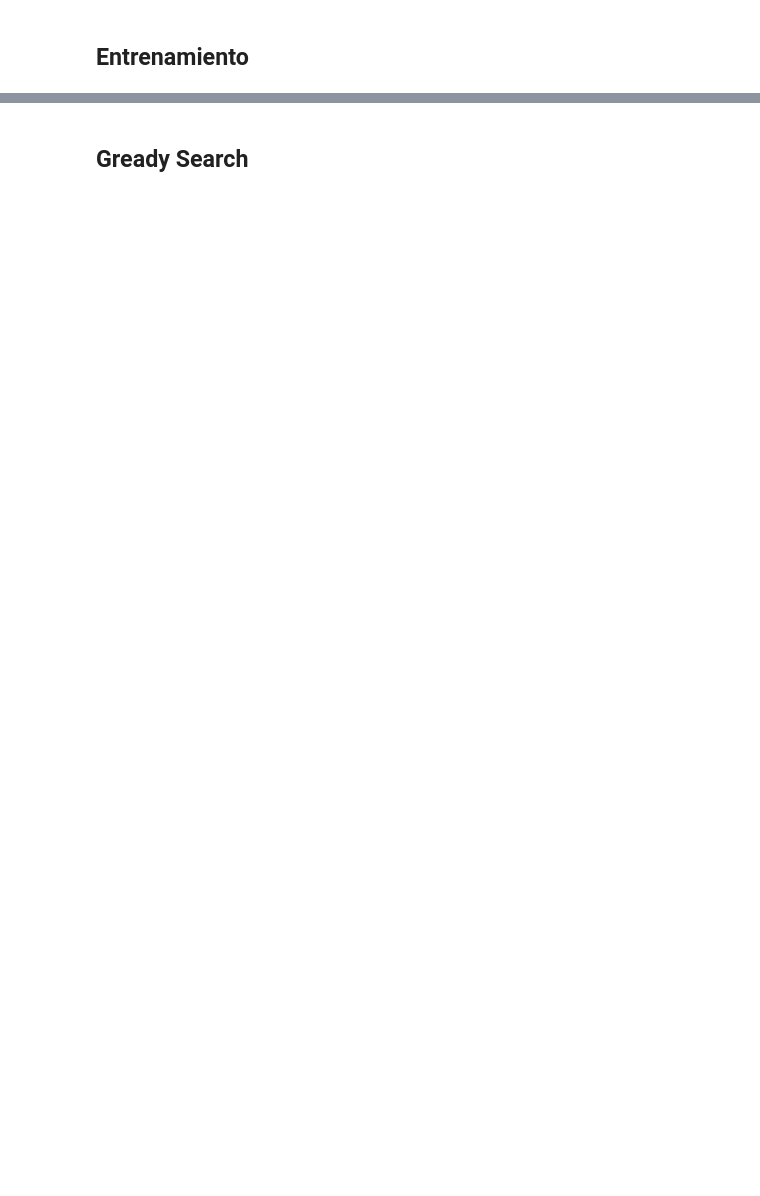
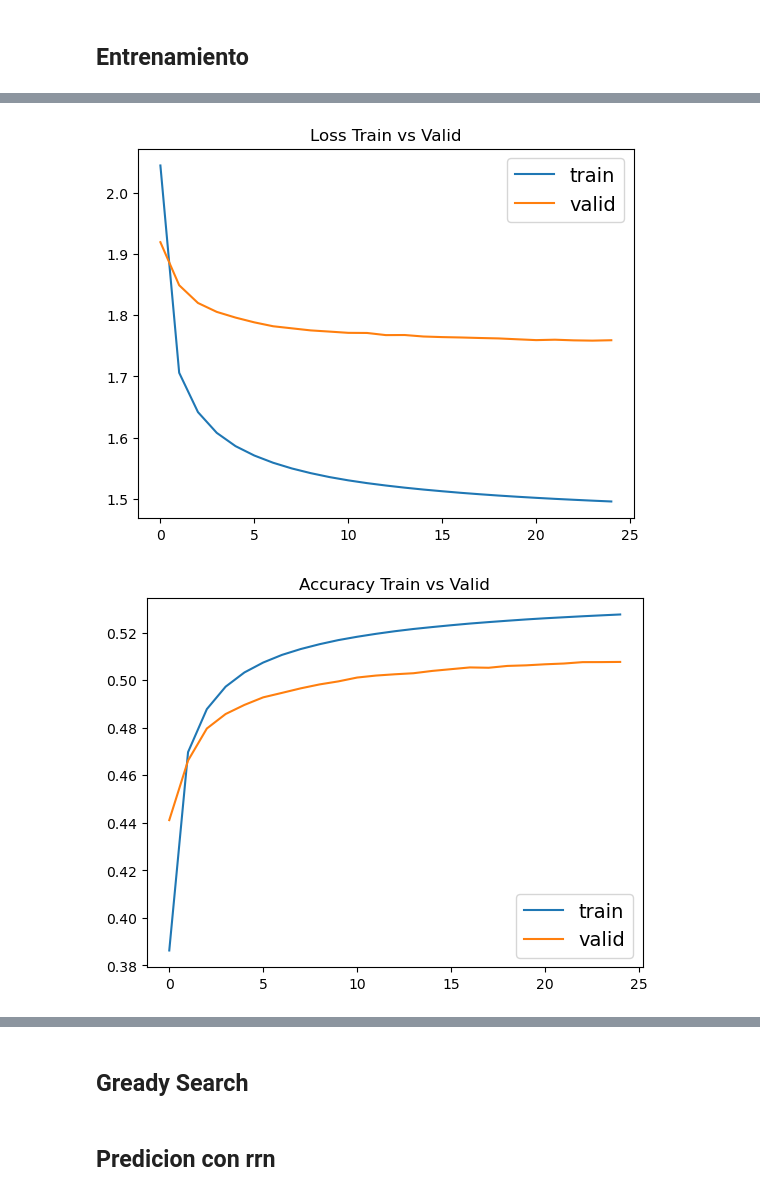
Before and after one commit to JulianF120/procesamiento_lenguaje_natural, a Jupyter notebook: desafios/Desafio_3.ipynb, the cells around one changed output, grey strips where cells are left out. Drawn from its saved outputs; the diff is of its cells as text; code cells hidden in the pictures; blank space fills up the shorter version.

```diff
--- a/desafios/Desafio_3.ipynb
+++ b/desafios/Desafio_3.ipynb
@@ -195,13 +211,13 @@ class CharModelLSTM(nn.Module):
 class CharModelGRU(nn.Module):
     def __init__(self, vocab_size):
         super().__init__()
-        self.gru_size = 64
+        self.gru_size = 5
         self.num_layers = 2
-        self.hidden_size = 200
+        self.hidden_size = 64
         self.embedding = nn.Embedding(num_embeddings = vocab_size, embedding_dim = self.gru_size)
         self.rnn = nn.GRU(input_size=self.gru_size, hidden_size=self.hidden_size, batch_first=True,
                             num_layers=self.num_layers, dropout=0.3)
-        self.fc = nn.Linear(in_features = 200, out_features = vocab_size)
+        self.fc = nn.Linear(in_features = self.hidden_size, out_features = vocab_size)
 
     def forward(self, x, prev_state = None):
         if prev_state is None:
@@ -386,11 +476,11 @@ Saved new model!
 # %%
-optimezer = torch.optim.RMSprop(params = gru_model.parameters(), lr = 0.0005)
+optimezer = torch.optim.RMSprop(params = gru_model.parameters(), lr = 0.0001)
 gru_model_name = 'gru_model.pth'
 train_gru_result = train(
     model = gru_model,
     train_loader = train_dataloader,
     valid_loader = val_dataloader,
-    epochs = 10,
+    epochs = 25,
     loss_function = loss_function,
     optimizer = optimezer,
     model_name = gru_model_name
@@ -403,0 +506,7 @@ Saved new model!
+# %%
+ploter(train_gru_result['train_loss'], train_gru_result['valid_loss'], "Loss Train vs Valid")
+ploter(train_gru_result['train_accuracy'], train_gru_result['valid_accuracy'], "Accuracy Train vs Valid")
+ploter(train_gru_result['perplexity'], train_gru_result['perplexity'], "Perplexity")
+# %% [output]
+[figure, added]
+[figure, added]
@@ -512,0 +608,2 @@ def beam_search(model, num_beams, num_words, input_text, tokenizer, max_context_
+# %% [markdown]
+## Predicion con rrn
```
Also changed, not shown: parts of 47 cells of this notebook, 3 other files.
